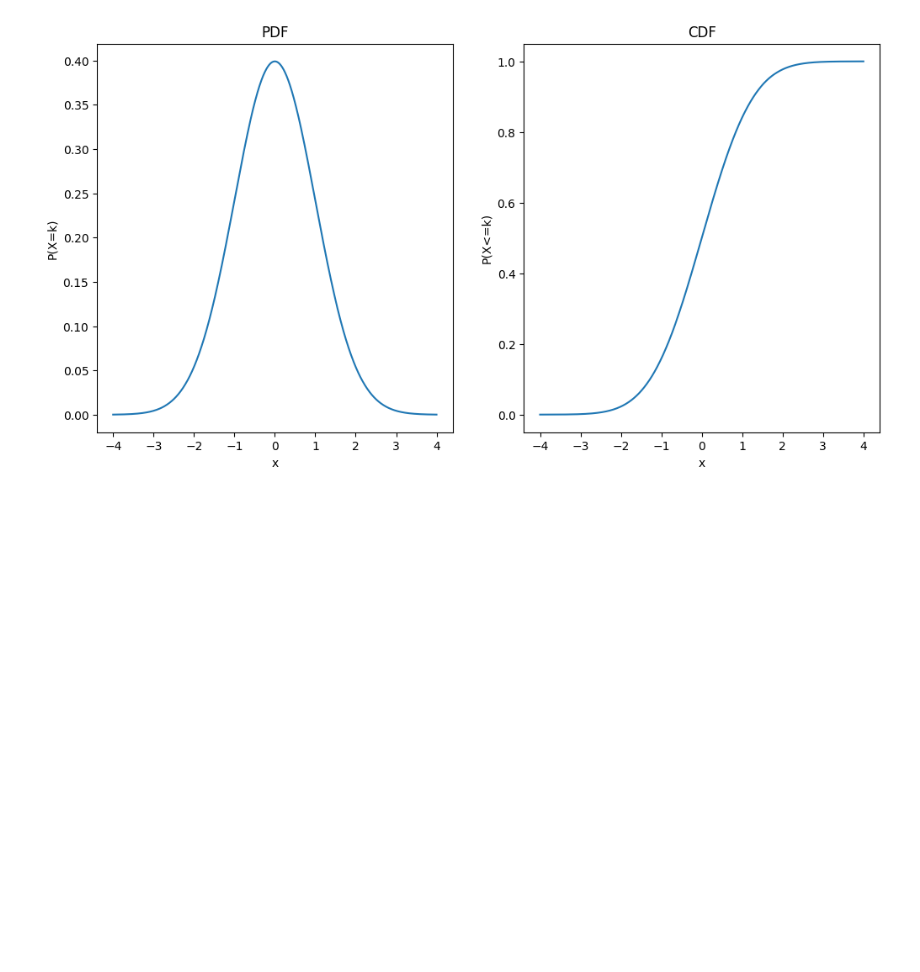
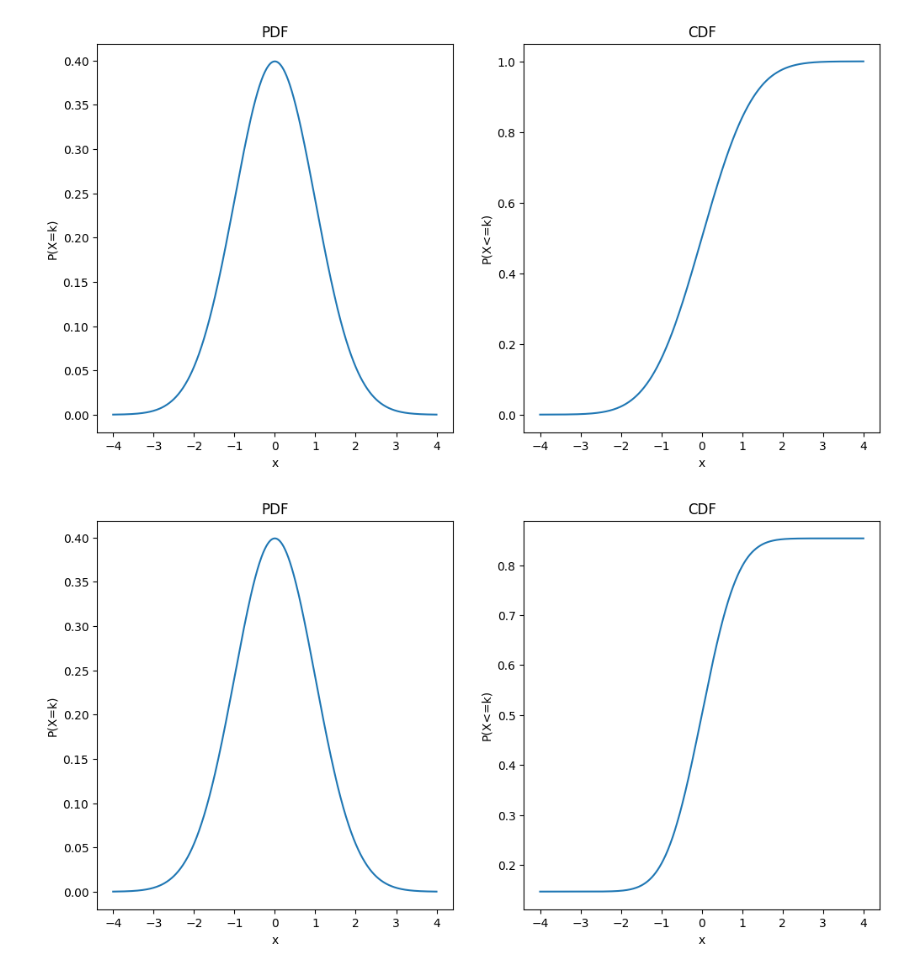
Before and after one commit to nitinsingh33/Statistics_for_Data_Science, a Jupyter notebook: Lab 3/Lab-3.ipynb, the cells around one changed output. Cells and saved outputs as stored; diff of their text form; code cells hidden in the pictures; blank space fills up the shorter version.

```diff
--- a/Lab 3/Lab-3.ipynb
+++ b/Lab 3/Lab-3.ipynb
@@ -119,3 +119,18 @@ cdf_n=norm.cdf(x,mu,sigma)
 plot_distribution(x,pdf_n,cdf_n)
 # %% [output]
 [figure]
+# %%
+# Normal Distribution Manually
+import numpy as np
+from scipy.special import erf
+def normal_manually(mu,sigma):
+  x=np.linspace(mu-4*sigma,mu+4*sigma,1000)
+  pdf_n=(1/(np.sqrt(2*np.pi)*sigma**2))*np.exp((-(x-mu)**2)/(2*sigma**2))
+  cdf_n=1/2*(1+erf(x-mu)/(np.sqrt(2)*sigma))
+  return x, pdf_n, cdf_n
+
+mu,sigma=0,1
+x,pdf_n,cdf_n=normal_manually(mu,sigma)
+plot_distribution(x,pdf_n,cdf_n)
+# %% [output]
+[figure, added]
```
